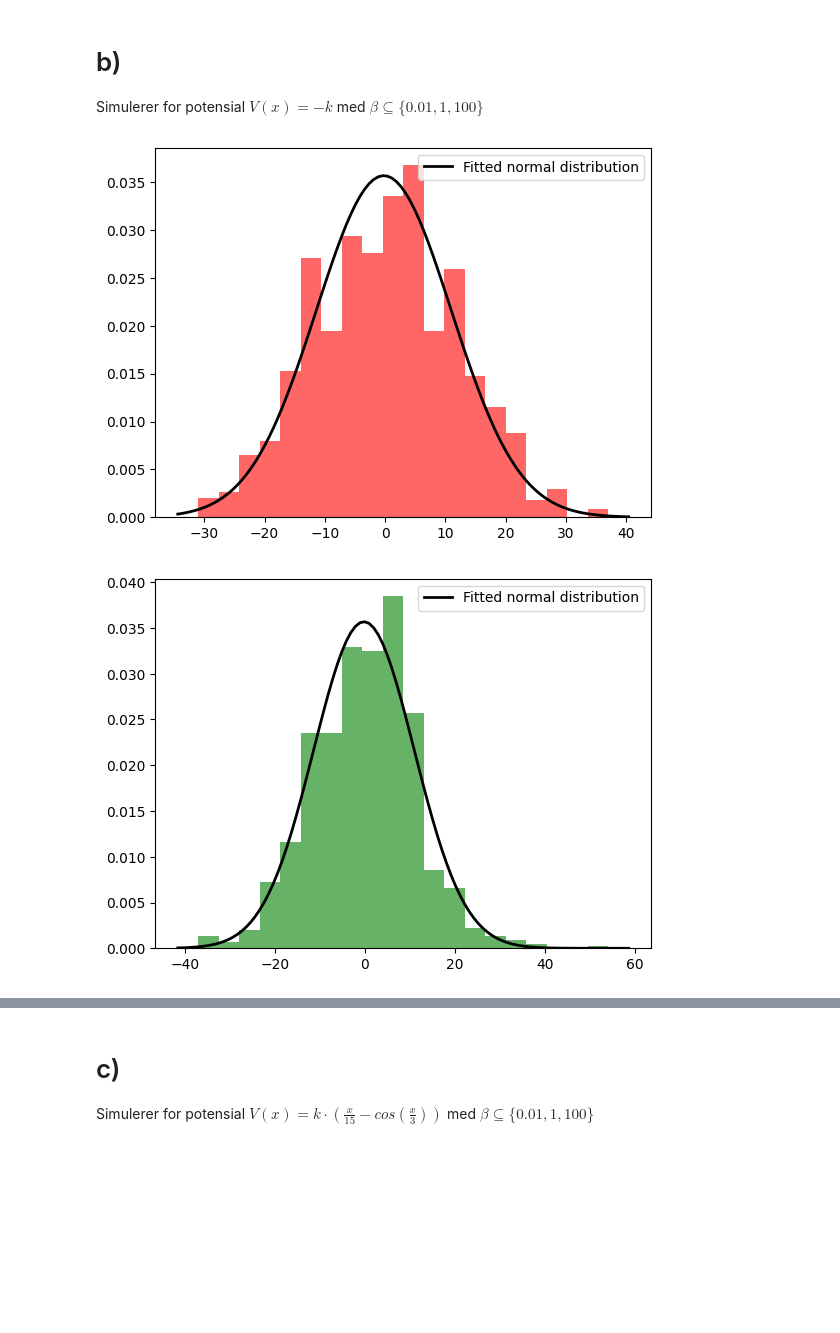
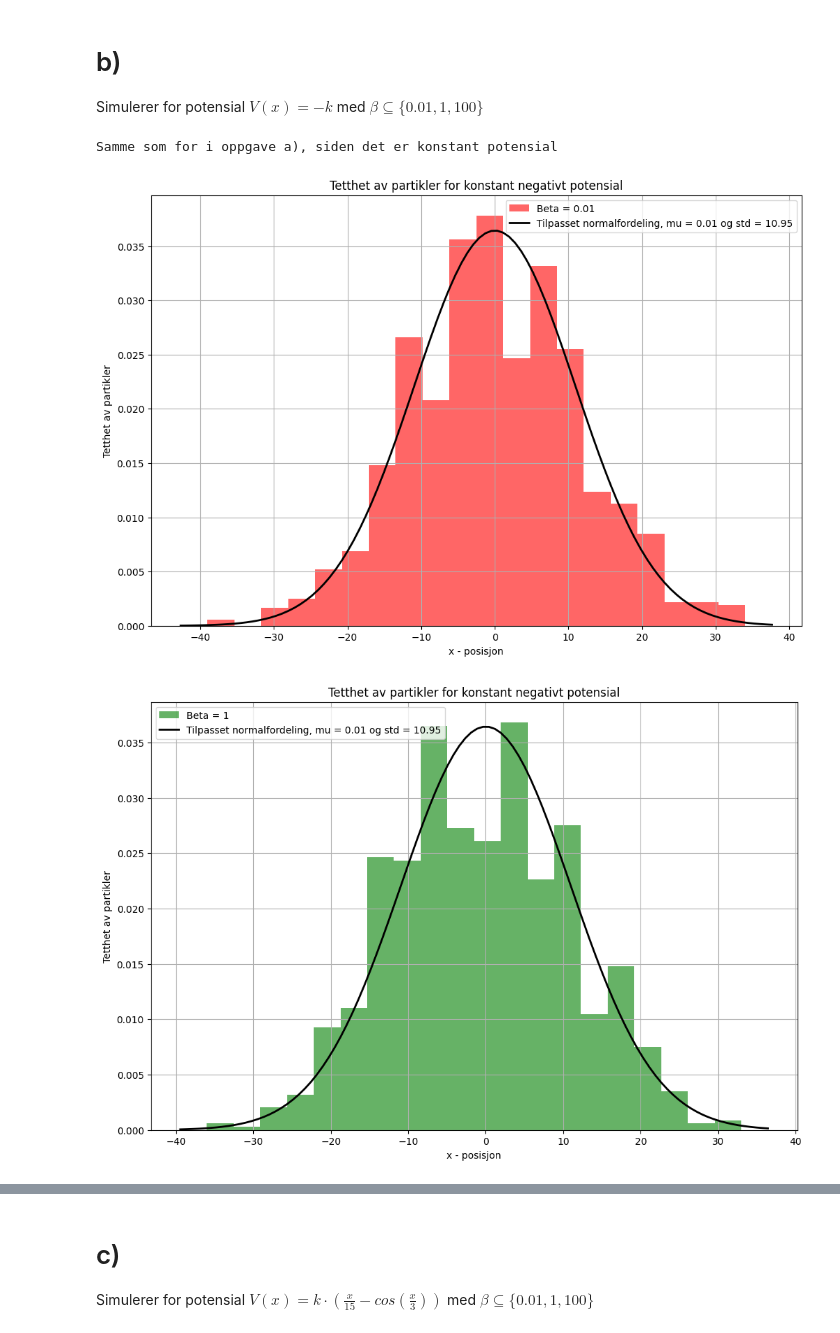
Before and after one commit to marieke-vaske/VitBer-BioFys, a Jupyter notebook: Prosjekt - main.ipynb, the cells around one changed output, grey strips where cells are left out. Saved outputs shown, nothing was run; the diff lists cells and outputs as text; code cells hidden in the pictures; blank space fills up the shorter version.

Commit message:
Starta med oppgave 3

```diff
--- a/Prosjekt - main.ipynb
+++ b/Prosjekt - main.ipynb
@@ -63,10 +63,15 @@ Når man skal simulere spredning av partikler vil det i praksis være rimelig å
 # Oppgave 2
 Lager først funksjoner for sannsynlighetene $p^-$, $p^0$ og $p^+$ og deretter en random walk simulasjon.
 # %%
+#Importerer nødvendige biblioteker
 import numpy as np
 import matplotlib.pyplot as plt
 import scipy
 import random
+
+#Setter opp plotteparametere
+plt.rcParams['figure.figsize'] = [12, 8]  # Width, Height in inches
+
 
 # Uniformt potensial
 k = 1
@@ -105,18 +110,25 @@ def sim():
 # a)
 Simulerer for potensial $V(x) = k$ med $\beta \subseteq \{0.01, 1, 100\}$
 # %%
+#Definerer konstant positivt potensial
 def V(x):
     return k
 
+print("For konstant potensial er sannsynligheten for å gå til høyre, venstre og ingen steg lik og derfor er partiklene jevnt fordelt i rommet. Dette er illustrert i histogrammene under.")
+#itererer gjennom beta verdier og plotter histogram og tilpasset normalfordeling
 for beta, color in zip([0.01, 1, 100], ['r', 'g', 'b']):
     particles1 = sim()
     mu, std = scipy.stats.norm.fit(particles1)
-    plt.hist(particles1, bins=bin_size, density=True, alpha=0.6, color=color)
+    plt.hist(particles1, bins=bin_size, density=True, alpha=0.6, color=color, label=f"Beta = {(beta)}")
 
     xmin, xmax = plt.xlim()
     x = np.linspace(xmin, xmax, 100)
     p = scipy.stats.norm.pdf(x, mu, std)
-    plt.plot(x, p, 'k', linewidth=2, label="Fitted normal distribution")
+    plt.plot(x, p, 'k', linewidth=2, label=f"Tilpasset normalfordeling, mu = {mu:.2f} og std = {std:.2f}")
+    plt.xlabel("x - posisjon")
+    plt.ylabel("Tetthet av partikler")
+    plt.title("Tetthet av partikler med konstant potensial")
+    plt.grid()
     plt.legend()
     plt.show()
 # %% [output]
@@ -129,18 +142,24 @@ Simulerer for potensial $V(x) = -k$ med $\beta \subseteq \{0.01, 1, 100\}$
 # %%
 def V(x):
     return -k
 
+print("Samme som for i oppgave a), siden det er konstant potensial")
 for beta, color in zip([0.01, 1, 100], ['r', 'g', 'b']):
     particles2 = sim()
     mu, std = scipy.stats.norm.fit(particles1)
-    plt.hist(particles2, bins=bin_size, density=True, alpha=0.6, color=color)
+    plt.hist(particles2, bins=bin_size, density=True, alpha=0.6, color=color, label=f"Beta = {(beta)}")
 
     xmin, xmax = plt.xlim()
     x = np.linspace(xmin, xmax, 100)
     p = scipy.stats.norm.pdf(x, mu, std)
-    plt.plot(x, p, 'k', linewidth=2, label="Fitted normal distribution")
+    plt.plot(x, p, 'k', linewidth=2, label=f"Tilpasset normalfordeling, mu = {mu:.2f} og std = {std:.2f}")
+    plt.xlabel("x - posisjon")
+    plt.ylabel("Tetthet av partikler")
+    plt.title("Tetthet av partikler for konstant negativt potensial")
+    plt.grid()
     plt.legend()
     plt.show()
 # %% [output]
+Samme som for i oppgave a), siden det er konstant potensial
-[figure, old version]
+[figure, new version]
-[figure, old version]
+[figure, new version]
```
Also changed, not shown: parts of 5 cells of this notebook.
